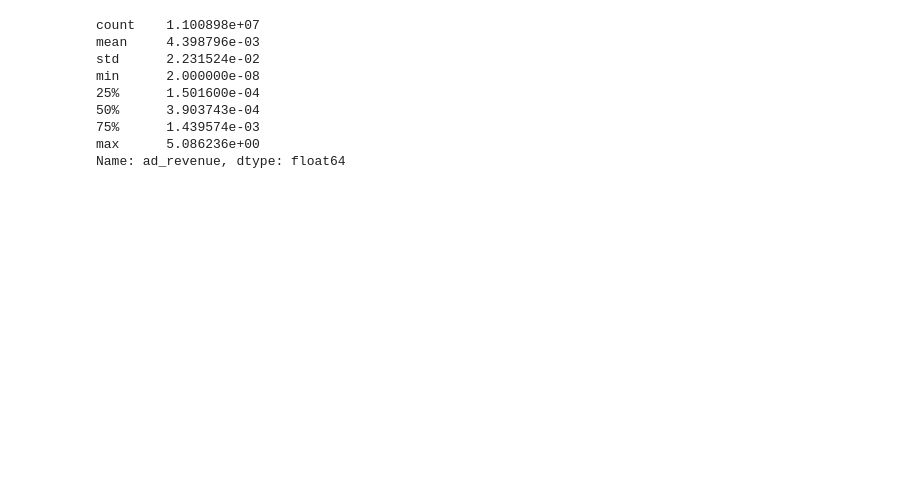
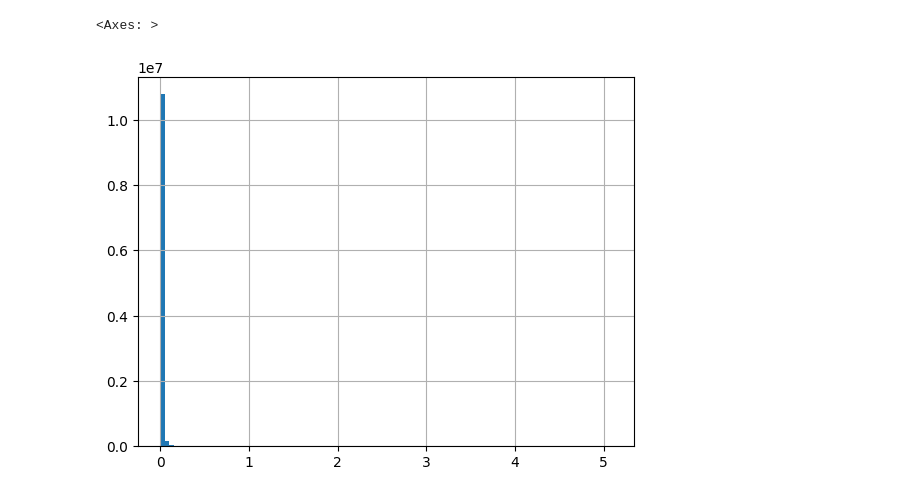
Before and after one commit to ecesuolgunkesici/player-revenue-prediction, a Jupyter notebook: player_revenue_prediction.ipynb, the cells around one changed output. Saved outputs shown, nothing was run; the diff lists cells and outputs as text; code cells hidden in the pictures; blank space fills up the shorter version.

```diff
--- a/player_revenue_prediction.ipynb
+++ b/player_revenue_prediction.ipynb
@@ -55,0 +34,19 @@ memory usage: 1.3+ GB
+# %%
+def preprocess_data(raw_df):
+    raw_df['event_datetime'] = pd.to_datetime(raw_df['event_timestamp'], unit='us')
+    raw_df['installed_datetime'] = raw_df['installed_datetime'].dt.tz_localize(None)
+    raw_df['event_date'] = pd.to_datetime(raw_df['event_date'])
+
+
+    check_ads_df = raw_df[((raw_df['ad_revenue'].isnull()) & (raw_df['ad_type'].notnull())) |
+                  ((raw_df['ad_type'].isnull()) & (raw_df['ad_revenue'].notnull()))]
+
+    if not check_ads_df.empty:
+        logging.info("Muhtemelen db'ye veriler kaydedilirken bir hata yapıldı. Bunlar droplanacak.")
+        raw_df = raw_df[~raw_df.index.isin(check_ads_df.index)]
+
+    df = raw_df.drop(columns=['event_timestamp', 'exp_group'], axis = 1)
+    df = df.sort_values('event_datetime')
+
+
+    return df
@@ -56,12 +290,5 @@ memory usage: 1.3+ GB
 # %%
-df['ad_revenue'].describe()
+df['ad_revenue'].hist(bins=100)
 # %% [output]
-count    1.100898e+07
-mean     4.398796e-03
-std      2.231524e-02
-min      2.000000e-08
-25%      1.501600e-04
-50%      3.903743e-04
-75%      1.439574e-03
-max      5.086236e+00
-Name: ad_revenue, dtype: float64
+<Axes: >
+[figure, added]
```
Also changed, not shown: parts of 15 cells of this notebook, 4 other files.
